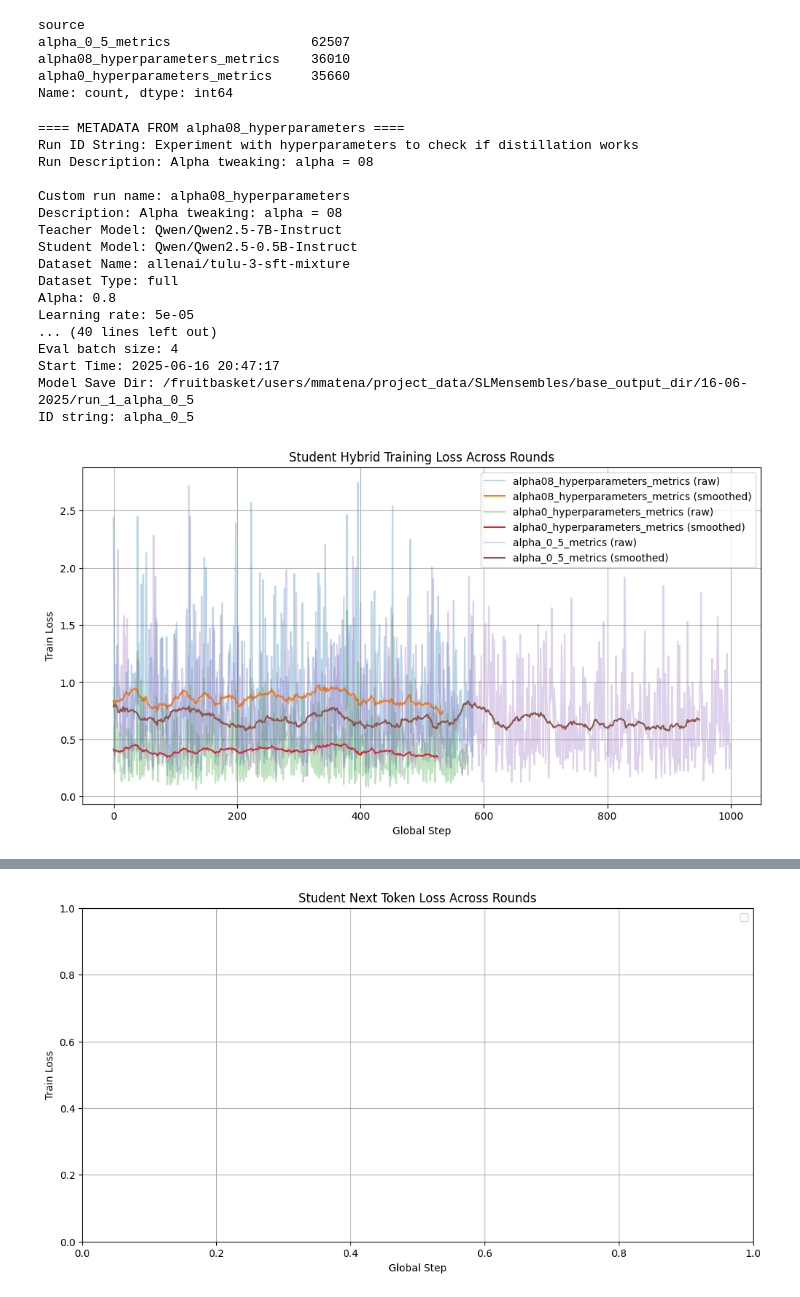
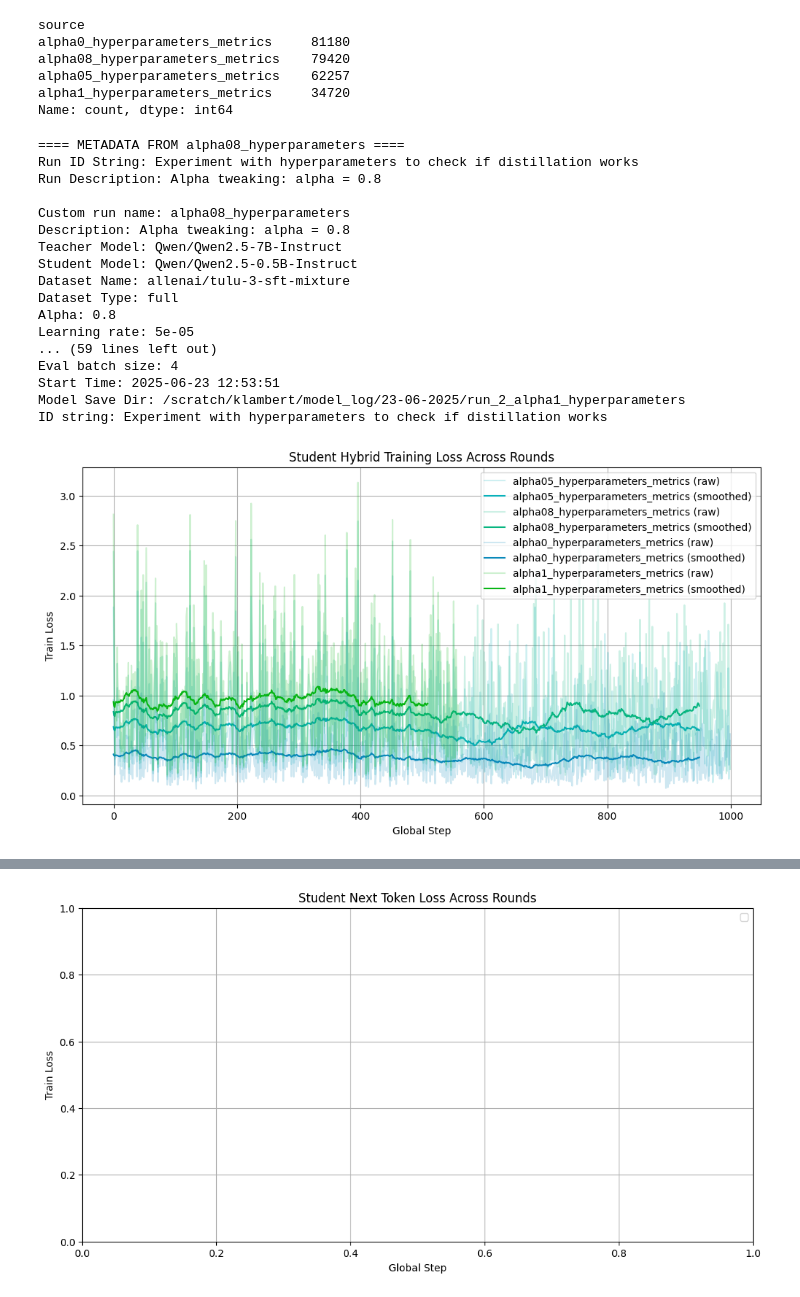
Before and after one commit to r-three/SLMensembles, a Jupyter notebook: SLM_ensembles.ipynb, the cells around one changed output, grey strips where cells are left out. Drawn from its saved outputs; the diff is of its cells as text; code cells hidden in the pictures.

Commit message:
added color specifications to logging and updated the latest metrics

```diff
--- a/SLM_ensembles.ipynb
+++ b/SLM_ensembles.ipynb
@@ -9,11 +9,11 @@ import matplotlib.pyplot as plt
 
 # Note:     (kl loss) 0 <= alpha <= 1 (next_token loss)
 # %%
-load_all = False
+load_all = True
 
-csv_log_dir = "/scratch/ssd004/scratch/klambert/slm_ensembles/csv_logs"
-subdirs = ["16-06-2025"]
-filenames = ["alpha0_hyperparameters_metrics", "alpha08_hyperparameters_metrics", "alpha_0_5_metrics"]
+csv_log_dir = "/home/klambert/projects/aip-craffel/klambert/SLMensembles/csv_logs"
+subdirs = ["21-06-2025", "23-06-2025"]
+filenames = ["alpha08_hyperparameters_metrics", "alpha0_hyperparameters_metrics"]
 exclude = []
 
 all_dfs = []
@@ -39,10 +39,19 @@ combined_df = pd.concat(all_dfs, ignore_index=True)
 print(combined_df["source"].value_counts())
 # %% [output]
 source
-alpha_0_5_metrics                  62507
-alpha08_hyperparameters_metrics    36010
-alpha0_hyperparameters_metrics     35660
+alpha0_hyperparameters_metrics     81180
+alpha08_hyperparameters_metrics    79420
+alpha05_hyperparameters_metrics    62257
+alpha1_hyperparameters_metrics     34720
 Name: count, dtype: int64
+# %%
+color_map = {
+    "alpha0_hyperparameters_metrics": "#0a89ba",
+    "alpha05_hyperparameters_metrics": "#0ab1ba",
+    "alpha08_hyperparameters_metrics": "#07b580",
+    "alpha1_hyperparameters_metrics": "#07b515",
+    "default": "black"
+}
 # %%
 for df in all_dfs:
     metadata_str = df[df["metadata"].notna()]["metadata"].iloc[0]
@@ -57,21 +66,21 @@ for df in all_dfs:
 # %% [output]
 ==== METADATA FROM alpha08_hyperparameters ====
 Run ID String: Experiment with hyperparameters to check if distillation works
-Run Description: Alpha tweaking: alpha = 08
+Run Description: Alpha tweaking: alpha = 0.8
 
 Custom run name: alpha08_hyperparameters
-Description: Alpha tweaking: alpha = 08
+Description: Alpha tweaking: alpha = 0.8
 Teacher Model: Qwen/Qwen2.5-7B-Instruct
 Student Model: Qwen/Qwen2.5-0.5B-Instruct
 Dataset Name: allenai/tulu-3-sft-mixture
 Dataset Type: full
 Alpha: 0.8
 Learning rate: 5e-05
-... (40 lines left out)
+... (59 lines left out)
 Eval batch size: 4
-Start Time: 2025-06-16 20:47:17
-Model Save Dir: /fruitbasket/users/mmatena/project_data/SLMensembles/base_output_dir/16-06-2025/run_1_alpha_0_5
-ID string: alpha_0_5
+Start Time: 2025-06-23 12:53:51
+Model Save Dir: /scratch/klambert/model_log/23-06-2025/run_2_alpha1_hyperparameters
+ID string: Experiment with hyperparameters to check if distillation works
 # %%
 # Student train loss (hybrid) over rounds
 side_by_side = False
@@ -98,8 +107,9 @@ if not side_by_side:
         loss = student_train_df["train_loss"].to_numpy()[:min_len]
         smoothed = scipy.signal.fftconvolve(loss, kernel, mode="valid")
 
-        plt.plot(range(len(loss)), loss, alpha=0.3, label=f"{name} (raw)")
-        plt.plot(range(len(smoothed)), smoothed, label=f"{name} (smoothed)")
+        color = color_map.get(name, color_map["default"])
+        plt.plot(range(len(loss)), loss, alpha=0.2, label=f"{name} (raw)", color=color)
+        plt.plot(range(len(smoothed)), smoothed, label=f"{name} (smoothed)", color=color)
 
     plt.title("Student Hybrid Training Loss Across Rounds")
     plt.xlabel("Global Step")
@@ -116,36 +126,38 @@ else:
     fig, axes = plt.subplots(rows, cols, figsize=(6 * cols, 4 * rows), squeeze=False)
 
     for idx, (name, df) in enumerate(dfs.items()):
         row, col = divmod(idx, cols)
         ax = axes[row][col]
 
         student_train_df = df[(df["role"] == "student") & (df["phase"] == "train") & (df["function"] == "compute_loss")]
 
         loss = student_train_df["train_loss"].to_numpy()
         if len(loss) < filter_size:
             ax.set_title(f"{name} (too short)")
             ax.axis("off")
             continue
 
         smoothed = scipy.signal.fftconvolve(loss, kernel, mode="valid")
 
-        ax.plot(range(len(loss)), loss, alpha=0.3, label="Raw")
-        # ax.plot(range(len(smoothed)), smoothed, label="Smoothed")
+        color = color_map.get(name, color_map["default"])
+        ax.plot(range(len(loss)), loss, alpha=0.3, label=f"Raw", color=color)
+        ax.plot(range(len(smoothed)), smoothed, label=f"Smoothed", color=color)
+
         ax.set_title(f"Training Loss: {name}")
         ax.set_xlabel("Global Step")
         ax.set_ylabel("Train Loss")
         ax.legend()
 
     # Hide any unused subplots
     for i in range(idx + 1, rows * cols):
         row, col = divmod(i, cols)
         axes[row][col].axis("off")
 
     plt.yscale("log")
     plt.tight_layout()
     plt.show()
 # %% [output]
-[figure, old version]
+[figure, new version]
 # %%
 # Student Training Eval Loss Across Rounds
 
```
Also changed, not shown: parts of 2 cells of this notebook, 1 other file.
